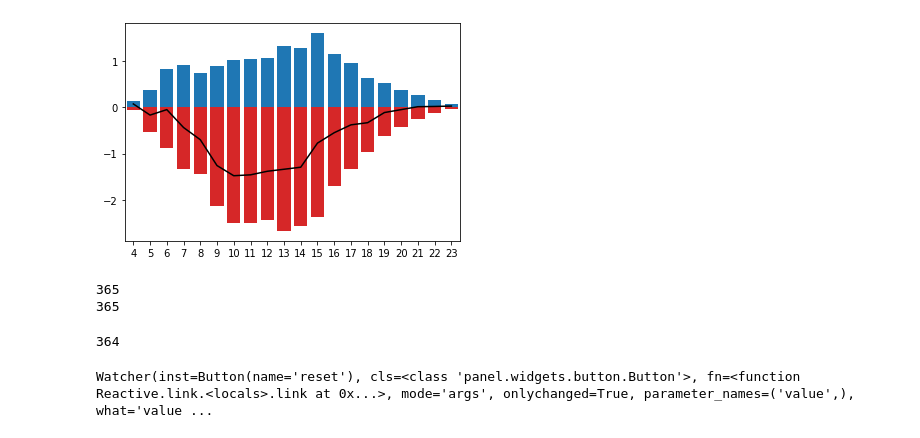
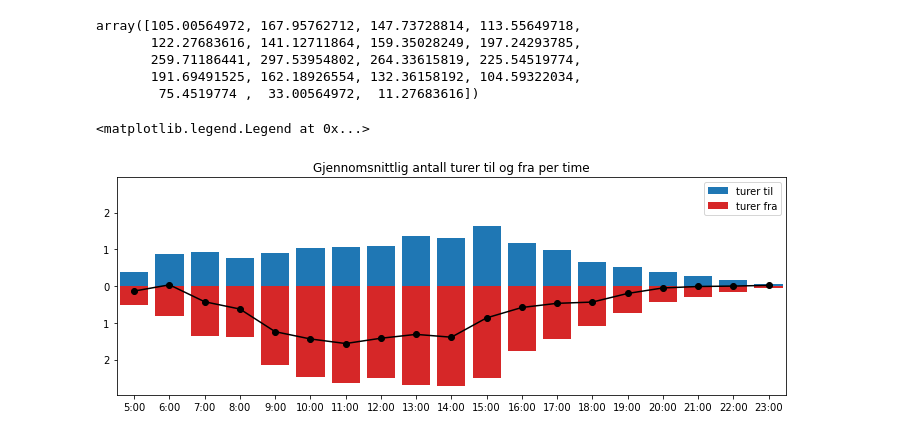
Before and after one commit to SverreFL/bysykkel, a Jupyter notebook: Untitled1.ipynb, the cells around one changed output. Saved outputs shown, nothing was run; the diff lists cells and outputs as text; code cells hidden in the pictures.

```diff
--- a/Untitled1.ipynb
+++ b/Untitled1.ipynb
@@ -62,0 +16,6 @@ my_dict = make_num_per_hour(df)
+# %%
+num_trips_per_hour = pd.read_pickle('resources/data/num_trips_per_hour')
+num_arrivals_per_hour = pd.read_pickle('resources/data/num_arrivals_per_hour')
+# %%
+num_trips_per_hour = num_trips_per_hour.loc['all']
+num_arrivals_per_hour = num_arrivals_per_hour.loc['all']
@@ -63,13 +39,36 @@ my_dict = make_num_per_hour(df)
+# %%
+num_arrivals_per_hour.groupby('hour').avg_trips.sum().values
+# %% [output]
+array([105.00564972, 167.95762712, 147.73728814, 113.55649718,
+       122.27683616, 141.12711864, 159.35028249, 197.24293785,
+       259.71186441, 297.53954802, 264.33615819, 225.54519774,
+       191.69491525, 162.18926554, 132.36158192, 104.59322034,
+        75.4519774 ,  33.00564972,  11.27683616])
 # %%
-negative_data = num_trips_per_hour.loc[49]
-positive_data = num_arrivals_per_hour.loc[49]
+negative_data = num_trips_per_hour.loc[49].values.ravel()
+positive_data = num_arrivals_per_hour.loc[49].values.ravel()
+max_value = max(np.r_[positive_data, negative_data])
+start_hour=5
 
-fig = plt.figure()
+fig = plt.figure(figsize=(12,4))
 ax = plt.subplot(111)
-ax.bar(range(start_hour,23+1), positive_data, width=0.8, color='tab:blue')
-ax.bar(range(start_hour,23+1), -negative_data, width=0.8, color='tab:red')
-ax.plot(range(start_hour,23+1), positive_data-negative_data, color='black')
+ax.bar(range(start_hour,23+1), positive_data, width=0.8, color='tab:blue', label='turer til')
+ax.bar(range(start_hour,23+1), -negative_data, width=0.8, color='tab:red', label='turer fra')
+ax.plot(range(start_hour,23+1), positive_data-negative_data, '-o',color='black')
 ax.set_xlim(start_hour-.5,23+.5)
+ax.set_ylim(-max_value-.25, max_value+.25)
+
+# ticks
 ax.set_xticks(range(start_hour,23+1));
+x_vals = ax.xaxis.get_ticklocs()
+ax.set_xticklabels([str(x)+':00' for x in x_vals]);
+
+y_vals = ax.yaxis.get_ticklocs()
+ax.set_yticklabels([str(abs(int(y))) for y in y_vals]);
+
+ax.set_title('Gjennomsnittlig antall turer til og fra per time')
+
+ax.legend()
 # %% [output]
+<matplotlib.legend.Legend at 0x...>
-[figure, old version]
+[figure, new version]
@@ -78,6 +74,0 @@ import matplotlib.pyplot as plt
-# %%
-num_trips_per_hour = make_num_per_hour(df, trips=True,start_hour=start_hour)
-num_arrivals_per_hour = make_num_per_hour(df, trips=False, start_hour=start_hour)
-# %% [output]
-365
-365
@@ -86,17 +74,0 @@ start_hour=4
-# %%
-a.days
-# %% [output]
-364
-# %%
-def initalize_map():
-    m = Map(center=[60.4,5.3], zoom=13)
-    return pn.pane.ipywidget.IPyLeaflet(m)
-pane = initalize_map()
-
-
-button = pn.widgets.Button(name='reset')
-def callback(pane, event): # event er class i params, vet ikke om det
-    pane.object = initalize_map()
-button.link(pane, callbacks={'value': callback})
-# %% [output]
-Watcher(inst=Button(name='reset'), cls=<class 'panel.widgets.button.Button'>, fn=<function Reactive.link.<locals>.link at 0x...>, mode='args', onlychanged=True, parameter_names=('value',), what='value ...
```
Also changed, not shown: parts of 22 cells of this notebook, 19 other files.
